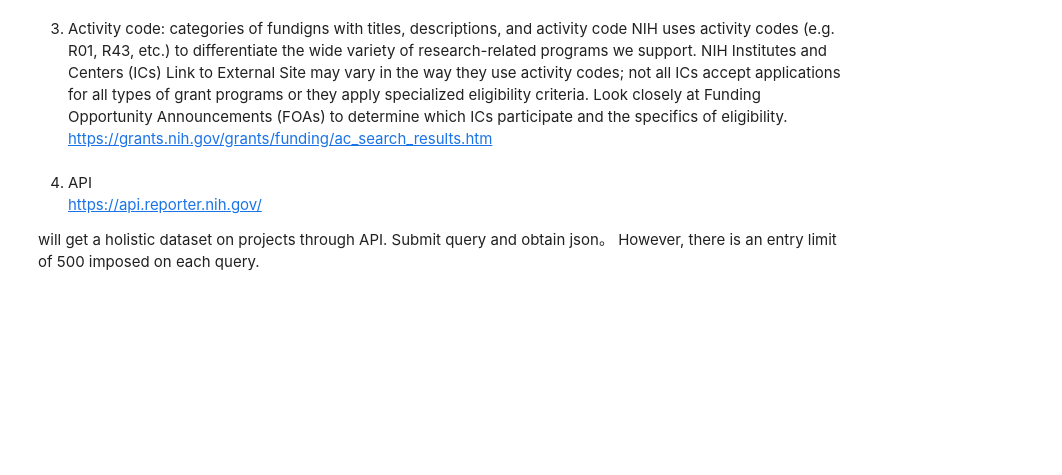
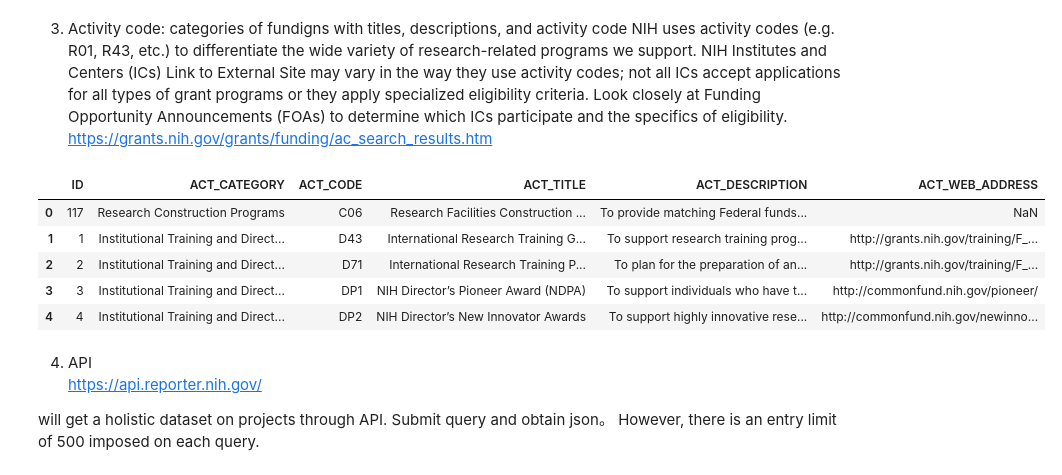
Before and after one commit to linnilinnil/NIH-Fundings-Dashboard, a Jupyter notebook: dbpipe.ipynb, the cells around one changed output. Drawn from its saved outputs; the diff is of its cells as text; code cells hidden in the pictures; blank space fills up the shorter version.

```diff
--- a/dbpipe.ipynb
+++ b/dbpipe.ipynb
@@ -21,6 +196,17 @@ https://report.nih.gov/award/index.cfm?ot=&fy=2023&state=&ic=&fm=&orgid=&distr=&
 3. Activity code: categories of fundigns with titles, descriptions, and activity code
 NIH uses activity codes (e.g. R01, R43, etc.) to differentiate the wide variety of research-related programs we support. NIH Institutes and Centers (ICs) Link to External Site may vary in the way they use activity codes; not all ICs accept applications for all types of grant programs or they apply specialized eligibility criteria. Look closely at Funding Opportunity Announcements (FOAs) to determine which ICs participate and the specifics of eligibility.
 https://grants.nih.gov/grants/funding/ac_search_results.htm
+# %%
+codes = pd.read_excel("ActivityCodes.xls")
+# %%
+codes.head()
+# %% [output]
+|  | ID | ACT_CATEGORY | ACT_CODE | ACT_TITLE | ACT_DESCRIPTION | ACT_WEB_ADDRESS |
+| 0 | 117 | Research Construction Programs | C06 | Research Facilities Construction ... | To provide matching Federal funds... | NaN |
+| 1 | 1 | Institutional Training and Direct... | D43 | International Research Training G... | To support research training prog... | http://grants.nih.gov/training/F_... |
+| 2 | 2 | Institutional Training and Direct... | D71 | International Research Training P... | To plan for the preparation of an... | http://grants.nih.gov/training/F_... |
+| 3 | 3 | Institutional Training and Direct... | DP1 | NIH Director’s Pioneer Award (NDPA) | To support individuals who have t... | http://commonfund.nih.gov/pioneer/ |
+| 4 | 4 | Institutional Training and Direct... | DP2 | NIH Director’s New Innovator Awards | To support highly innovative rese... | http://commonfund.nih.gov/newinno... |
 # %% [markdown]
 4. API
 https://api.reporter.nih.gov/
```
Also changed, not shown: parts of 19 cells of this notebook, 7 other files.
